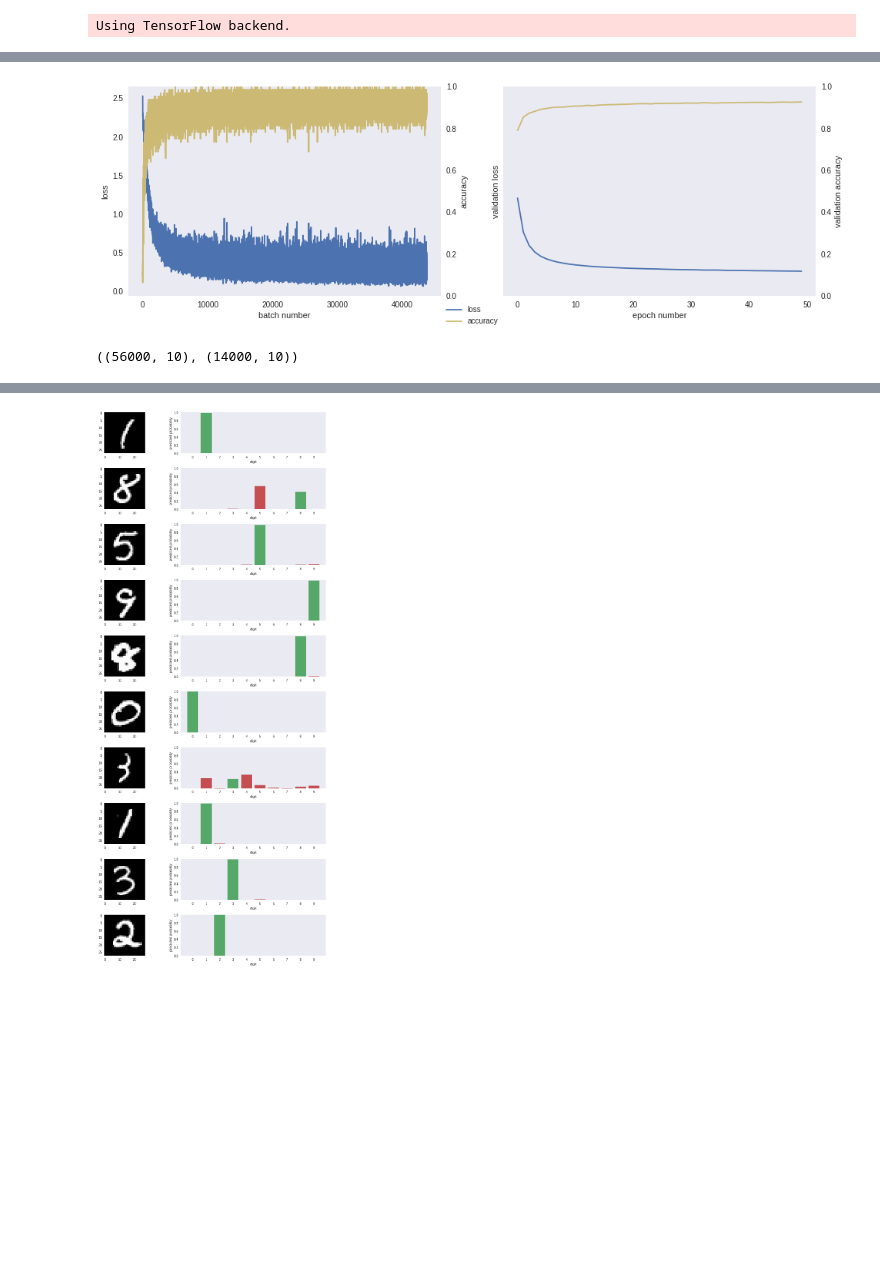
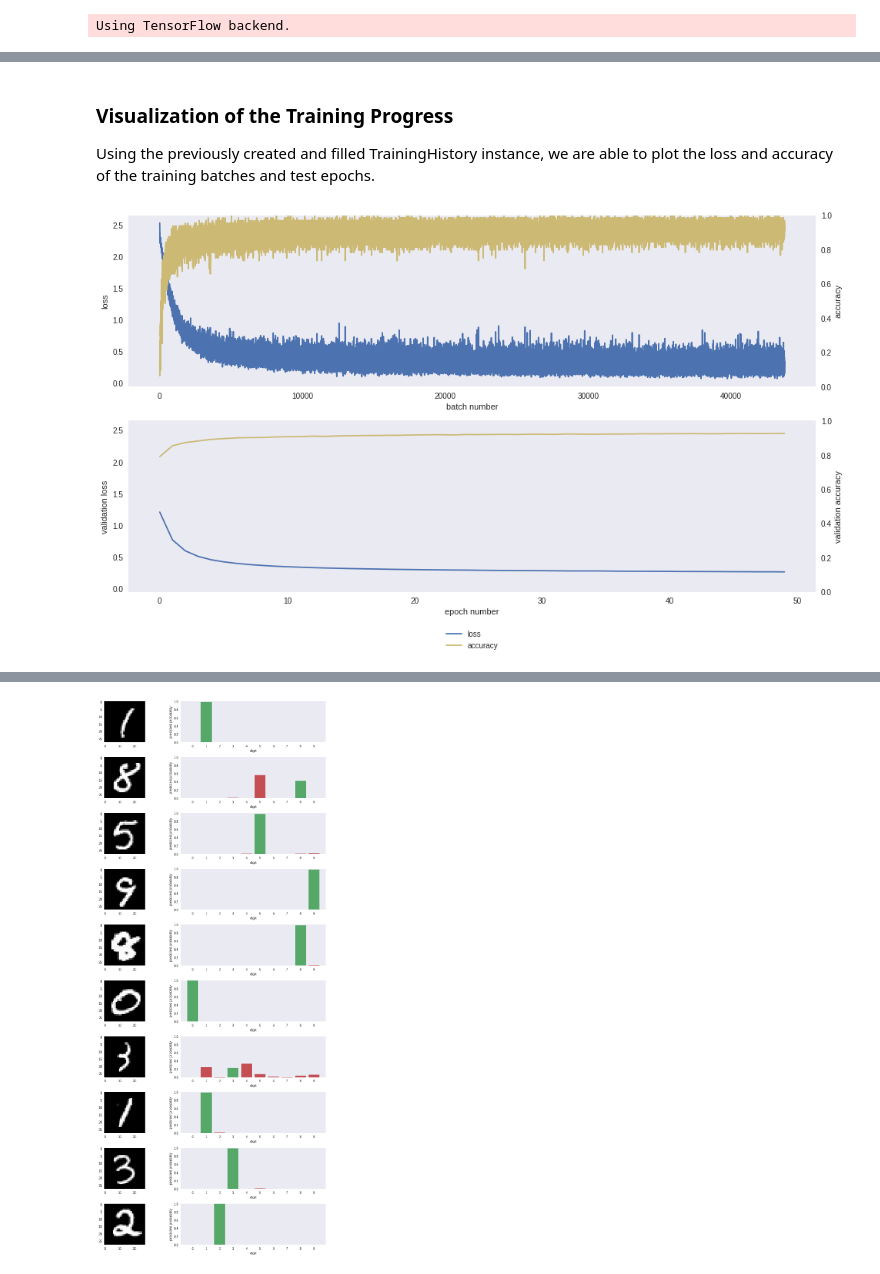
Before and after one commit to Markus-Goetz/gks-2019, a Jupyter notebook: Fully-connected Neural Network.ipynb, the cells around one changed output, grey strips where cells are left out. Cells and saved outputs as stored; diff of their text form; code cells hidden in the pictures; blank space fills up the shorter version.

```diff
--- a/Fully-connected Neural Network.ipynb
+++ b/Fully-connected Neural Network.ipynb
@@ -97,0 +200,35 @@ Epoch 50/50
+# %%
+def train_model(model, train_data, train_labels, test_data, test_labels, epochs=50, batch_size=64):
+    """
+    Trains a fully-connected neural network given training and test data/labels.
+
+    Parameters
+    ----------
+    model : keras.Model
+        the fully-connected neural network
+    train_data : np.array[samples, width * height]
+        the training data
+    train_labels : np.array[samples, classes]
+        the one-hot encoded training labels
+    test_data : np.array[samples, width * height]
+        the test data
+    test_labels : np.array[samples, classes]
+        the one-hot encoded test labels
+    epoch: positive int, optional
+        the number of epochs for which the neural network is trained, defaults to 50
+    batch_size: positive int, optional
+        the size of the training batches, defaults to 64
+
+    Returns
+    -------
+    history : TrainingHistory
+        the tracked training and test history
+    """
+    history = TrainingHistory()
+    model.fit(
+        train_data, train_labels, validation_data=(test_data, test_labels,),
+        epochs=epochs, batch_size=batch_size, shuffle=True, callbacks=[history]
+    )
+    return history
+
+history = train_model(model, train_data, train_labels, test_data, test_labels)
@@ -98,6 +253,18 @@ Epoch 50/50
+# %% [markdown]
+### Visualization of the Training Progress
+
+Using the previously created and filled TrainingHistory instance, we are able to plot the loss and accuracy of the training batches and test epochs.
 # %%
 def plot_history(history):
-    figure, (batch_axis, epoch_axis) = plt.subplots(1, 2, figsize=(16, 5), sharey=True)
+    """
+    Plots the training (batch-wise) and test (epoch-wise) loss and accuracy.
+
+    Parameters
+    ----------
+    history : TrainingHistory
+        an instance of TrainingHistory monitoring callback
+    """
+    figure, (batch_axis, epoch_axis) = plt.subplots(2, 1, figsize=(16, 9), sharey=True)
 
     # plot the training loss and accuracy
     batch_axis.set_xlabel('batch number')
@@ -106,39 +273,31 @@ def plot_history(history):
     batch_axis.grid(False)
     batch_axis.plot(training_batches, history.loss, color='C0', label='loss')
     batch_axis.set_ylabel('loss')
 
     batch_acc_axis = batch_axis.twinx()
     batch_acc_axis.grid(False)
     batch_acc_axis.set_ylabel('accuracy')
     batch_acc_axis.set_ylim(bottom=0.0)
     batch_acc_axis.plot(training_batches, history.acc, color='C4', label='accuracy')
 
     # plot the training loss and accuracy
     epoch_axis.set_xlabel('epoch number')
     validation_epochs = np.arange(len(history.validation_loss))
 
     epoch_axis.grid(False)
     epoch_axis.plot(validation_epochs, history.validation_loss, color='C0')
     epoch_axis.set_ylabel('validation loss')
 
     epoch_acc_axis = epoch_axis.twinx()
     epoch_acc_axis.grid(False)
     epoch_acc_axis.set_ylabel('validation accuracy')
     epoch_acc_axis.set_ylim(bottom=0.0)
     epoch_acc_axis.plot(validation_epochs, history.validation_acc, color='C4')
 
     # display a legend
     figure.legend(loc=8)
     plt.show()
 
 plot_history(history)
 # %% [output]
-[figure, old version]
+[figure, new version]
-# %%
-def predict(model, test_data, batch_size=64):
-    return model.predict(test_data, batch_size=64)
-
-test_prediction = predict(model, test_data)
-test_prediction.shape
-# %% [output]
-((56000, 10), (14000, 10))
```
Also changed, not shown: parts of 24 cells of this notebook.
